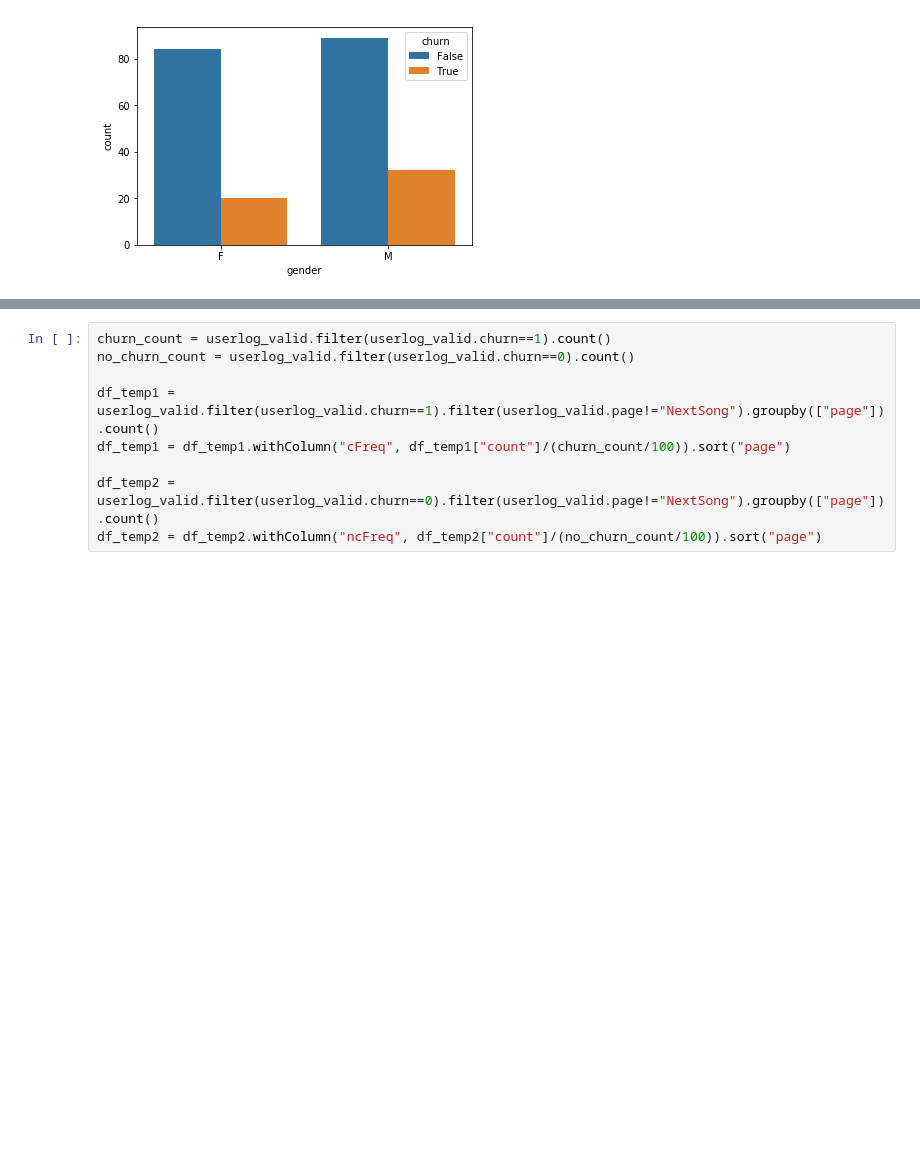
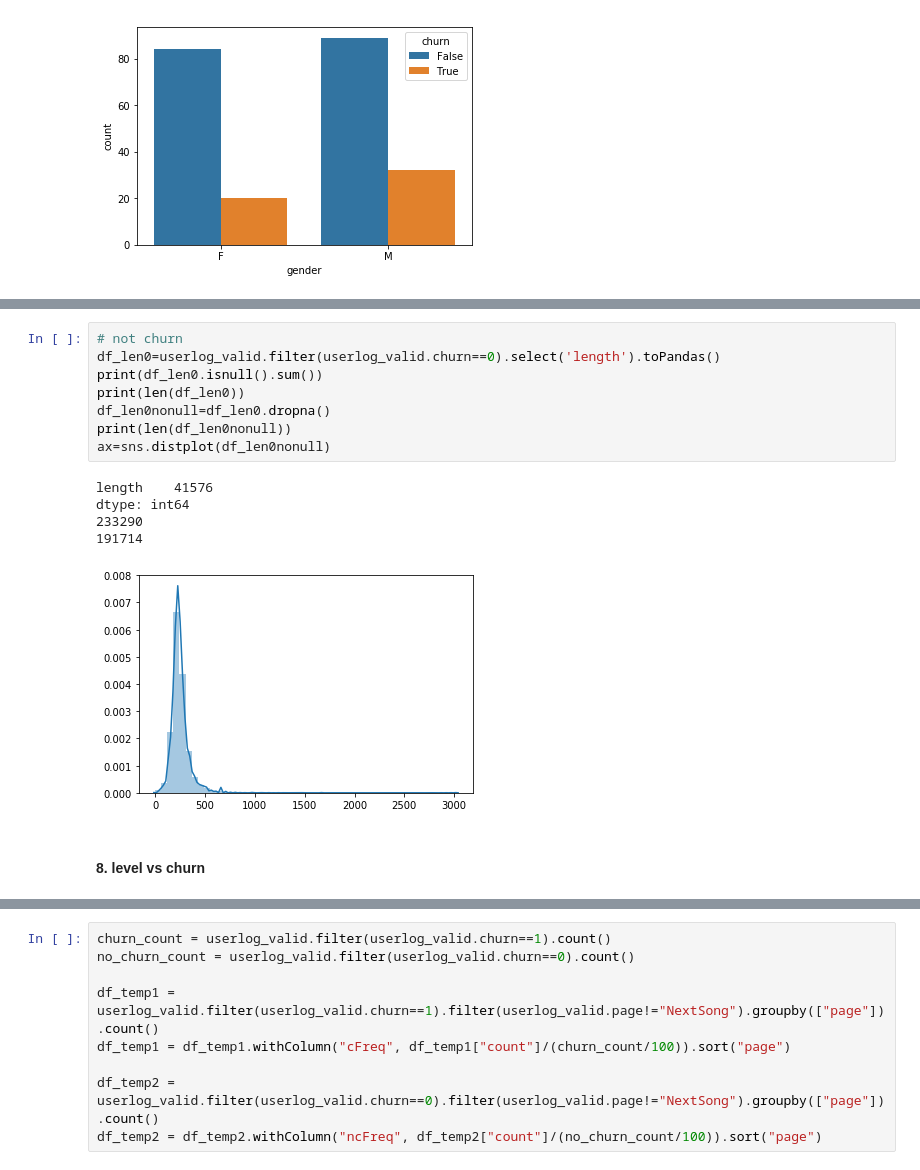
Before and after one commit to ShuangyuandData/SparkprojectSparkify, a Jupyter notebook: Sparkify.ipynb, the cells around one changed output, grey strips where cells are left out. Saved outputs shown, nothing was run; the diff lists cells and outputs as text; blank space fills up the shorter version.

```diff
--- a/Sparkify.ipynb
+++ b/Sparkify.ipynb
@@ -310,0 +460,16 @@ ax=sns.barplot(x='gender', y='count', hue='churn', data=df_genderchurn)
+# %%
+# not churn
+df_len0=userlog_valid.filter(userlog_valid.churn==0).select('length').toPandas()
+print(df_len0.isnull().sum())
+print(len(df_len0))
+df_len0nonull=df_len0.dropna()
+print(len(df_len0nonull))
+ax=sns.distplot(df_len0nonull)
+# %% [output]
+length    41576
+dtype: int64
+233290
+191714
+[figure, added]
+# %% [markdown]
+#### 8. level vs churn
```
Also changed, not shown: parts of 67 cells of this notebook.
